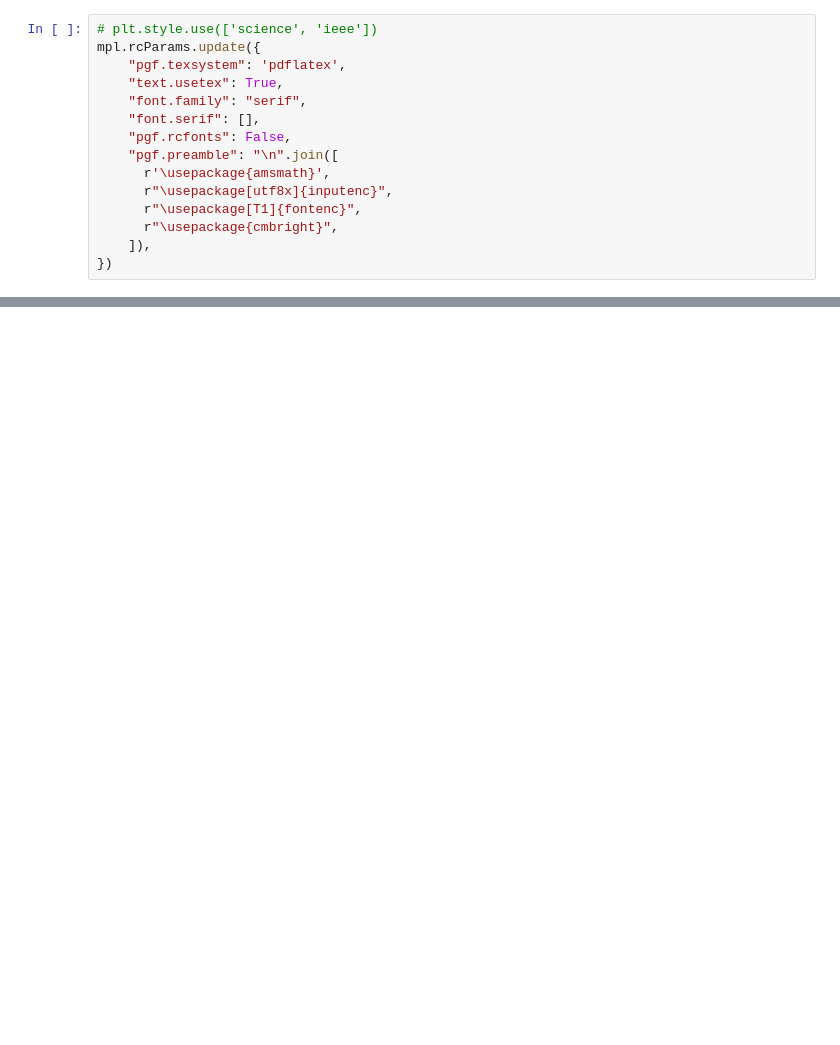
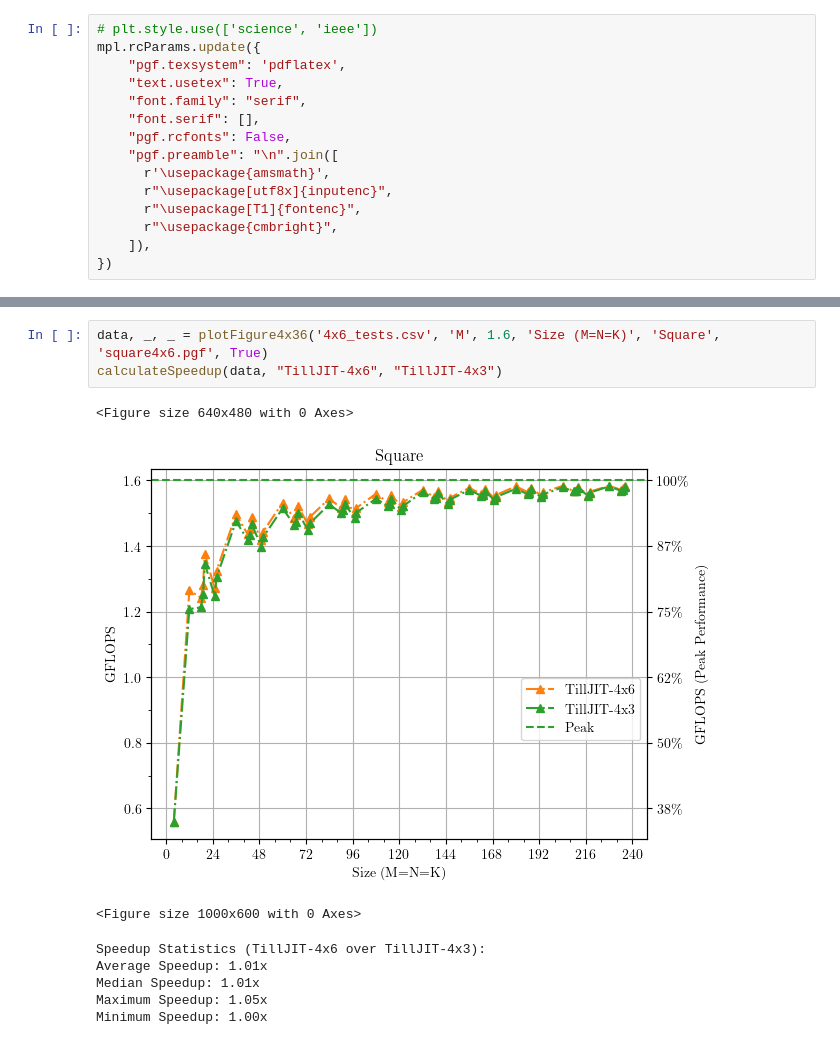
Before and after one commit to 01ill/e7-appkit-lab, a Jupyter notebook: results/jit_gemm/gemm_evaluation.ipynb, the cells around one changed output, grey strips where cells are left out. Cells and saved outputs as stored; diff of their text form; blank space fills up the shorter version.

Commit message:
run new tests

```diff
--- a/results/jit_gemm/gemm_evaluation.ipynb
+++ b/results/jit_gemm/gemm_evaluation.ipynb
@@ -396,0 +504,12 @@ plt.show()
+# %%
+data, _, _ = plotFigure4x36('4x6_tests.csv', 'M', 1.6, 'Size (M=N=K)', 'Square', 'square4x6.pgf', True)
+calculateSpeedup(data, "TillJIT-4x6", "TillJIT-4x3")
+# %% [output]
+<Figure size 640x480 with 0 Axes>
+[figure, added]
+<Figure size 1000x600 with 0 Axes>
+Speedup Statistics (TillJIT-4x6 over TillJIT-4x3):
+Average Speedup: 1.01x
+Median Speedup: 1.01x
+Maximum Speedup: 1.05x
+Minimum Speedup: 1.00x
```
Also changed, not shown: parts of 28 cells of this notebook, 13 other files.
